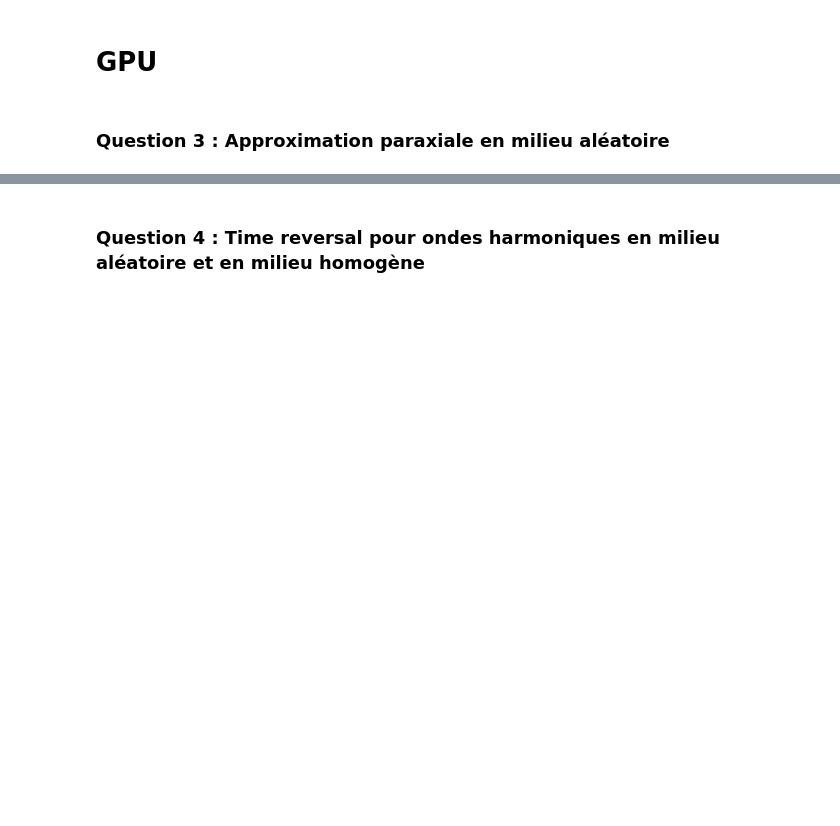
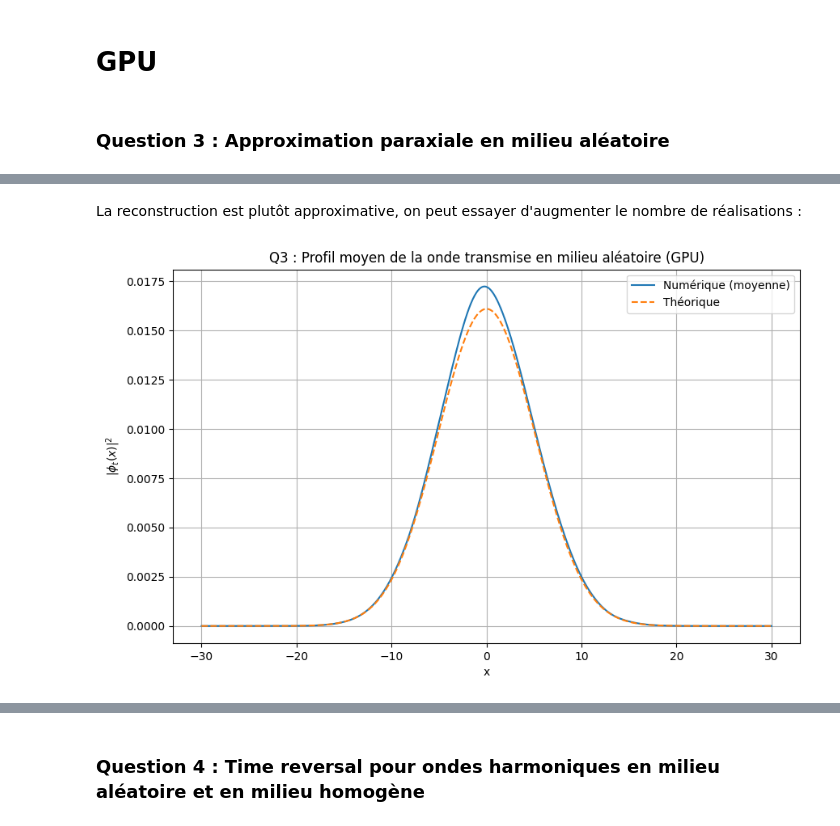
Before and after one commit to cyrielletheobald/mva_inverse_problems, a Jupyter notebook: time_reversal.ipynb, the cells around one changed output, grey strips where cells are left out. Cells and saved outputs as stored; diff of their text form; code cells hidden in the pictures; blank space fills up the shorter version.

```diff
--- a/time_reversal.ipynb
+++ b/time_reversal.ipynb
@@ -615,0 +373,35 @@ plt.show()
+# %% [markdown]
+La reconstruction est plutôt approximative, on peut essayer d'augmenter le nombre de réalisations :
+# %%
+num_realizations_Q3 = 10000
+phi_t_runs = []
+
+for i in tqdm(range(num_realizations_Q3), desc="Q3 GPU"):
+    mu = generate_random_potential_cupy(N_z, x, x_c, sigma)
+    phi0 = cp.exp(-x**2 / (radius**2))
+    phi_t = split_step_fourier_random_cupy(phi0, k, h, L, x, mu)
+    phi_t_runs.append(phi_t)
+phi_t_runs = cp.array(phi_t_runs)
+phi_t_mean = cp.mean(phi_t_runs, axis=0)
+
+# Théorique
+gamma_0 = sigma**2 * z_c
+rt = radius * cp.sqrt(1 + 2j * L / (k * radius**2))
+phi_t_theo = (radius / rt) * cp.exp(-x**2 / rt**2) * cp.exp(-gamma_0 * k**2 * L / 8)
+
+# Affichage
+x_cpu = cp.asnumpy(x)
+phi_t_mean_cpu = cp.asnumpy(cp.abs(phi_t_mean)**2)
+phi_t_theo_cpu = cp.asnumpy(cp.abs(phi_t_theo)**2)
+
+plt.figure(figsize=(10,6))
+plt.plot(x_cpu, phi_t_mean_cpu, label="Numérique (moyenne)")
+plt.plot(x_cpu, phi_t_theo_cpu, '--', label="Théorique")
+plt.xlabel("x")
+plt.ylabel(r"$|\phi_t(x)|^2$")
+plt.title("Q3 : Profil moyen de la onde transmise en milieu aléatoire (GPU)")
+plt.legend()
+plt.grid(True)
+plt.show()
+# %% [output]
+[figure, added]
```
Also changed, not shown: parts of 13 cells of this notebook.
